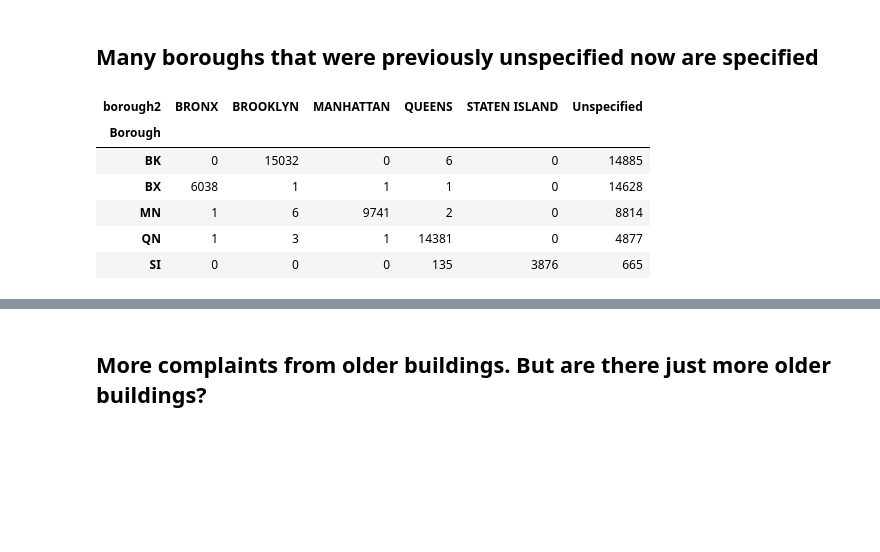
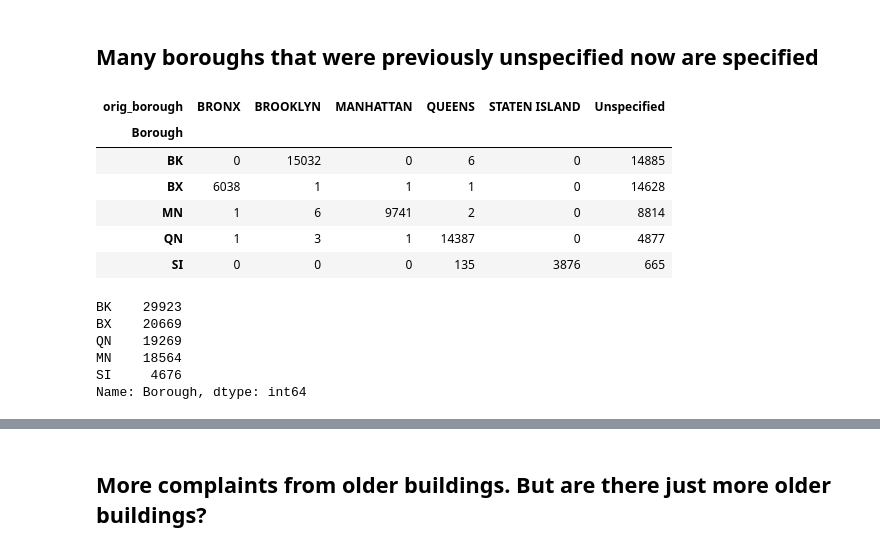
Before and after one commit to charlesdguthrie/bigDataProject, a Jupyter notebook: scripts/Matching Datasets with Age.ipynb, the cells around one changed output, grey strips where cells are left out. Saved outputs shown, nothing was run; the diff lists cells and outputs as text; code cells hidden in the pictures; blank space fills up the shorter version.

```diff
--- a/scripts/Matching Datasets with Age.ipynb
+++ b/scripts/Matching Datasets with Age.ipynb
@@ -30,6 +47,27 @@ def clean_address(address):
 # %%
+def clean_address(address):
+    '''
+    Strip whitespace and convert string to upper
+    '''
+    try:
+        return str.upper(address).strip()
+    except:
+        return None
+
 def clean(df):
+    '''
+    Clean and filter the building dataframe
+    Use only relevant columns and remove rows where YearBuilt==0
+    '''
     df = df[['Address','XCoord','YCoord','ZipCode','YearBuilt','Borough']].copy()
     df['Address'] = df['Address'].apply(clean_address)
     df.drop(df[df['YearBuilt']==0].index,inplace=True)
     return df
+
+def summary(df):
+    '''
+    Print percent null and top 10 most common values
+    '''
+    pct_null = df['Address'].isnull().sum()*1./df.shape[0]
+    print "pct null:",round(pct_null,2)
+    print df['Address'].value_counts().head(10)
@@ -69,8 +102,11 @@ def import_neighborhoods(fname):
 # %%
 def city2borough(city):
     for borough,hood_list in neighborhoods.iteritems():
-        if city in hood_list:
-            return borough
+        try:
+            if str.upper(city) in hood_list:
+                return borough
+        except:
+            return None
 # %% [markdown]
 # Apply functions
 # %%
@@ -81,20 +117,29 @@ bdf = clean(bdf)
 cdf['Address'] = cdf['Incident Address'].apply(clean_address)
 
 #import neighborhoods data
-hoods_fname='../data/wiki_neighborhoods_2.csv'
+hoods_fname='../data/wiki_Neighborhoods_in_New_York_City.csv'
 neighborhoods = import_neighborhoods(hoods_fname)
-cdf['borough2'] = cdf['Borough'].copy()
+cdf['orig_borough'] = cdf['Borough'].copy()
 cdf['Borough'] = cdf.City.apply(city2borough)
 hdf = cdf[cdf['Complaint Type']=='HEATING']
 # %% [markdown]
 ## Many boroughs that were previously unspecified now are specified
 # %%
-pd.crosstab(cdf.Borough,cdf.borough2)
+pd.crosstab(cdf.Borough,cdf.orig_borough)
 # %% [output]
-| borough2 | BRONX | BROOKLYN | MANHATTAN | QUEENS | STATEN ISLAND | Unspecified |
+| orig_borough | BRONX | BROOKLYN | MANHATTAN | QUEENS | STATEN ISLAND | Unspecified |
 | Borough |  |  |  |  |  |  |
 | BK | 0 | 15032 | 0 | 6 | 0 | 14885 |
 | BX | 6038 | 1 | 1 | 1 | 0 | 14628 |
 | MN | 1 | 6 | 9741 | 2 | 0 | 8814 |
-| QN | 1 | 3 | 1 | 14381 | 0 | 4877 |
+| QN | 1 | 3 | 1 | 14387 | 0 | 4877 |
 | SI | 0 | 0 | 0 | 135 | 3876 | 665 |
+# %%
+cdf.Borough.value_counts()
+# %% [output]
+BK    29923
+BX    20669
+QN    19269
+MN    18564
+SI     4676
+Name: Borough, dtype: int64
```
Also changed, not shown: parts of 23 cells of this notebook, 3 other files.
